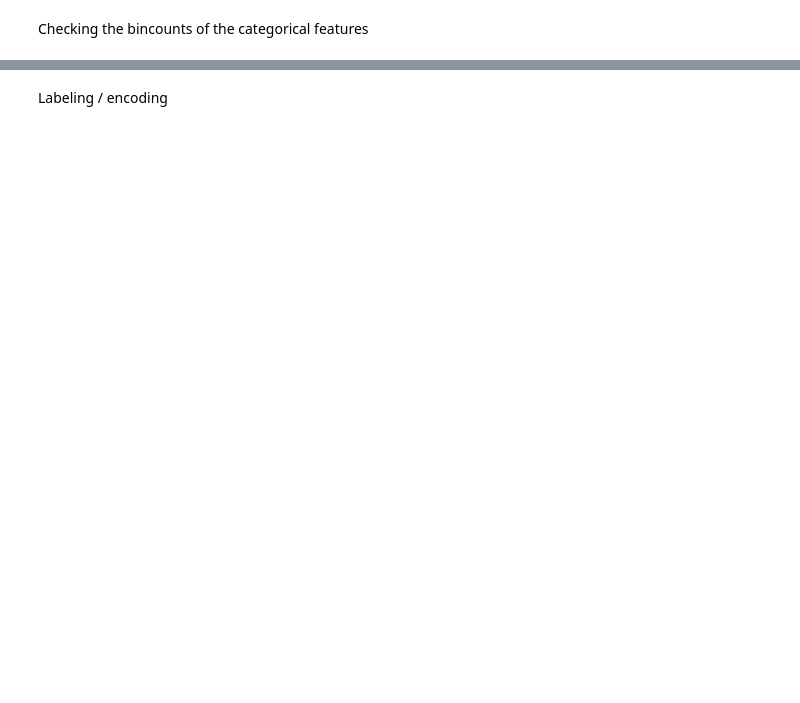
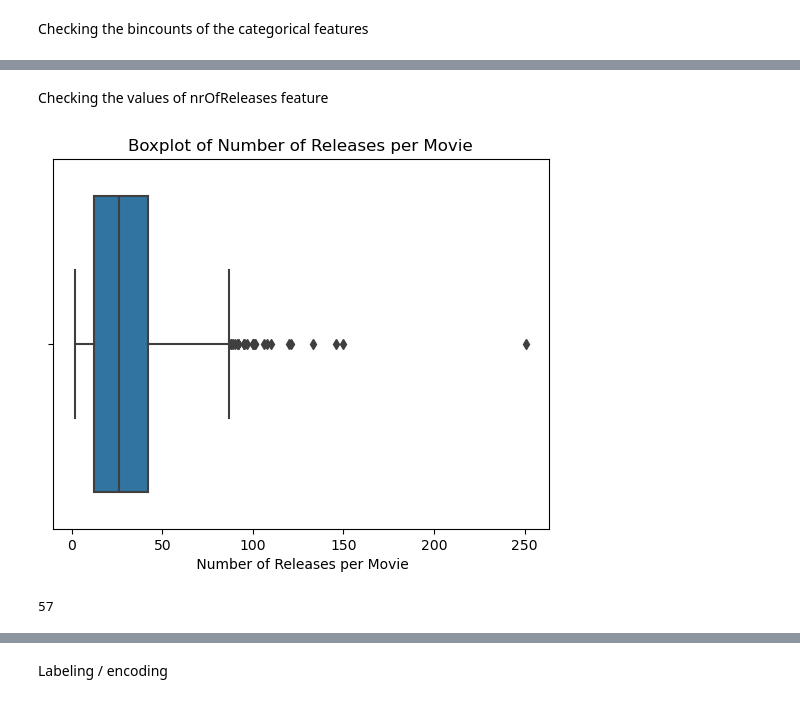
Before and after one commit to SoareCristi/BigData_MovieRatings, a Jupyter notebook: preprocessing.ipynb, the cells around one changed output, grey strips where cells are left out. Cells and saved outputs as stored; diff of their text form; code cells hidden in the pictures; blank space fills up the shorter version.

```diff
--- a/preprocessing.ipynb
+++ b/preprocessing.ipynb
@@ -92,0 +180,13 @@ print(genres_exploded['Film-Noir'].sum())
+# %% [markdown]
+Checking the values of nrOfReleases feature
+# %%
+sns.boxplot(data=df, x='nrOfReleases')
+plt.title('Boxplot of Number of Releases per Movie')
+plt.xlabel(' Number of Releases per Movie')
+plt.show()
+# %% [output]
+[figure, added]
+# %%
+print(df[df['nrOfReleases'] > 80].shape[0])
+# %% [output]
+57
```
Also changed, not shown: parts of 43 cells of this notebook, 3 other files.
